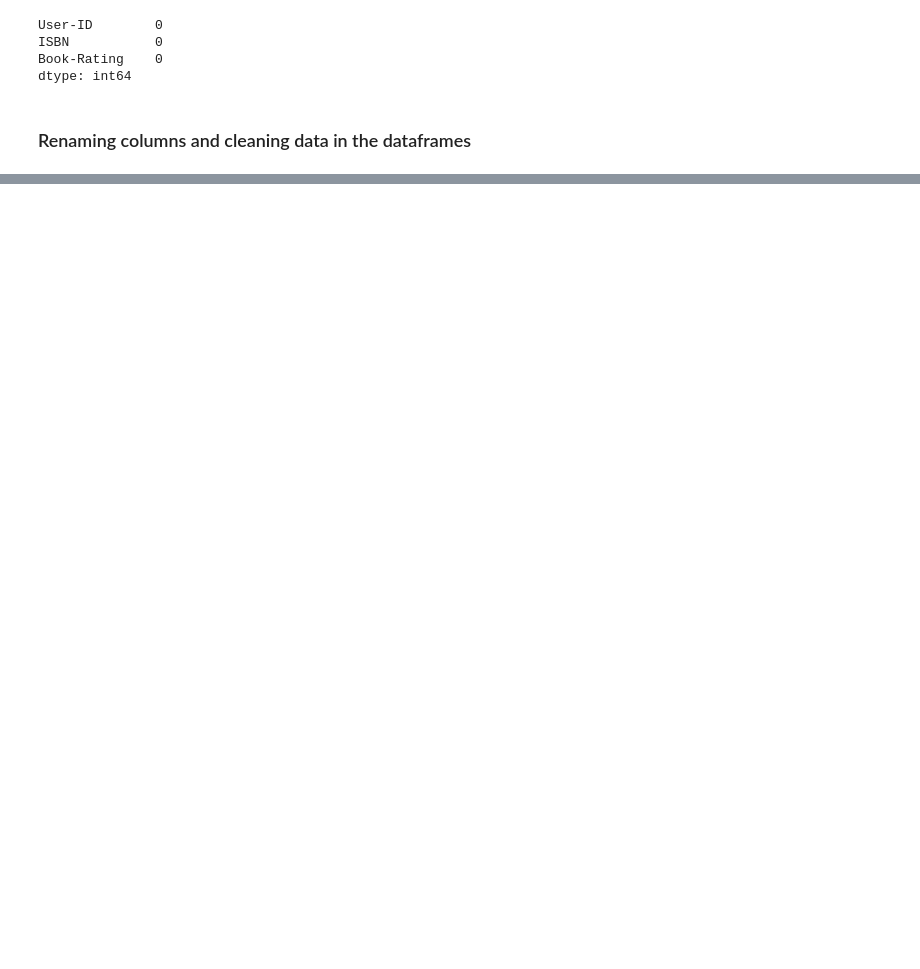
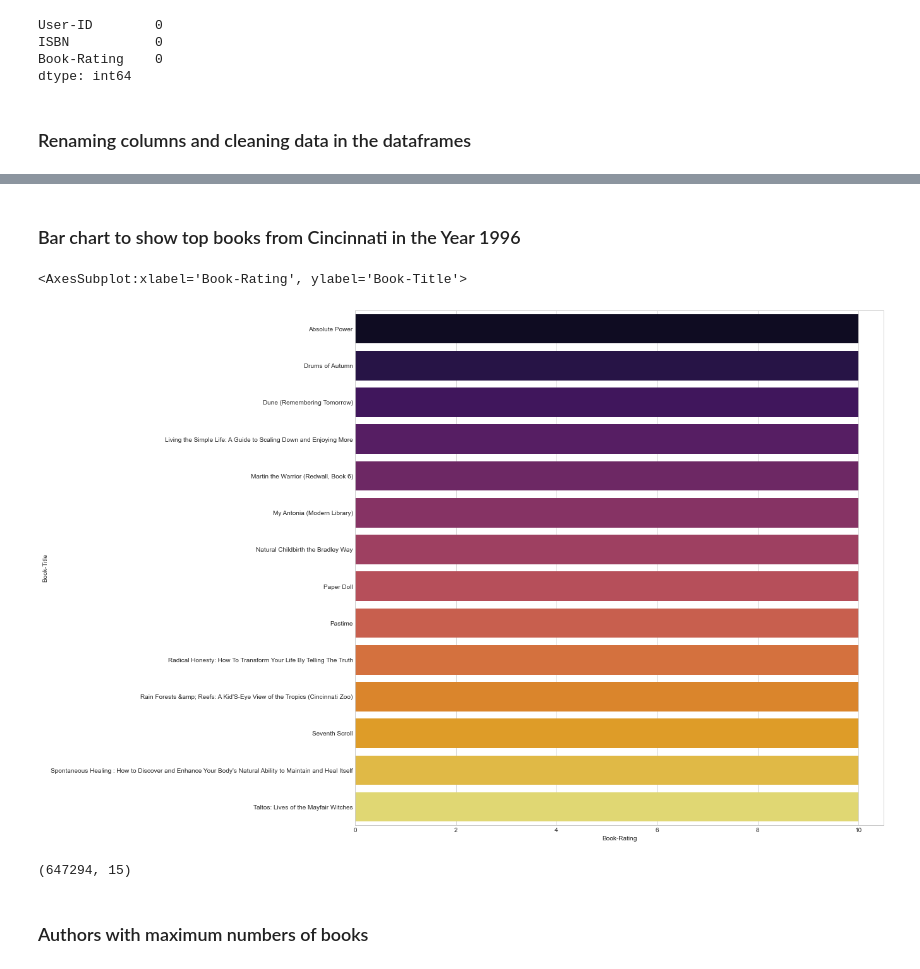
Before and after one commit to laveshjain11/CMPE-255, a Jupyter notebook: data_preprocessing/Untitled.ipynb, the cells around one changed output, grey strips where cells are left out. Saved outputs shown, nothing was run; the diff lists cells and outputs as text; code cells hidden in the pictures; blank space fills up the shorter version.

```diff
--- a/data_preprocessing/Untitled.ipynb
+++ b/data_preprocessing/Untitled.ipynb
@@ -138,0 +174,22 @@ dtype: int64
+# %% [markdown]
+### Bar chart to show top books from Cincinnati in the Year 1996
+# %%
+top_ten = top_ten = df[(df['Year-Of-Publication']==1996) & (df['Book-Rating']== 10) & (df['City']=='cincinnati')]
+
+top_ten = top_ten.sort_values(by='Book-Title', ascending=True).head(15)
+
+plt.style.use('seaborn-whitegrid')
+plt.figure(figsize=(15,15))
+
+sns.barplot(x='Book-Rating', y='Book-Title', data=top_ten, palette='inferno')
+# %% [output]
+<AxesSubplot:xlabel='Book-Rating', ylabel='Book-Title'>
+[figure, added]
+# %%
+# Books with ratings = 0
+df = df[df['Book-Rating']== 0]
+df.shape
+# %% [output]
+(647294, 15)
+# %% [markdown]
+### Authors with maximum numbers of books
```
Also changed, not shown: parts of 12 cells of this notebook, 1 other file.
